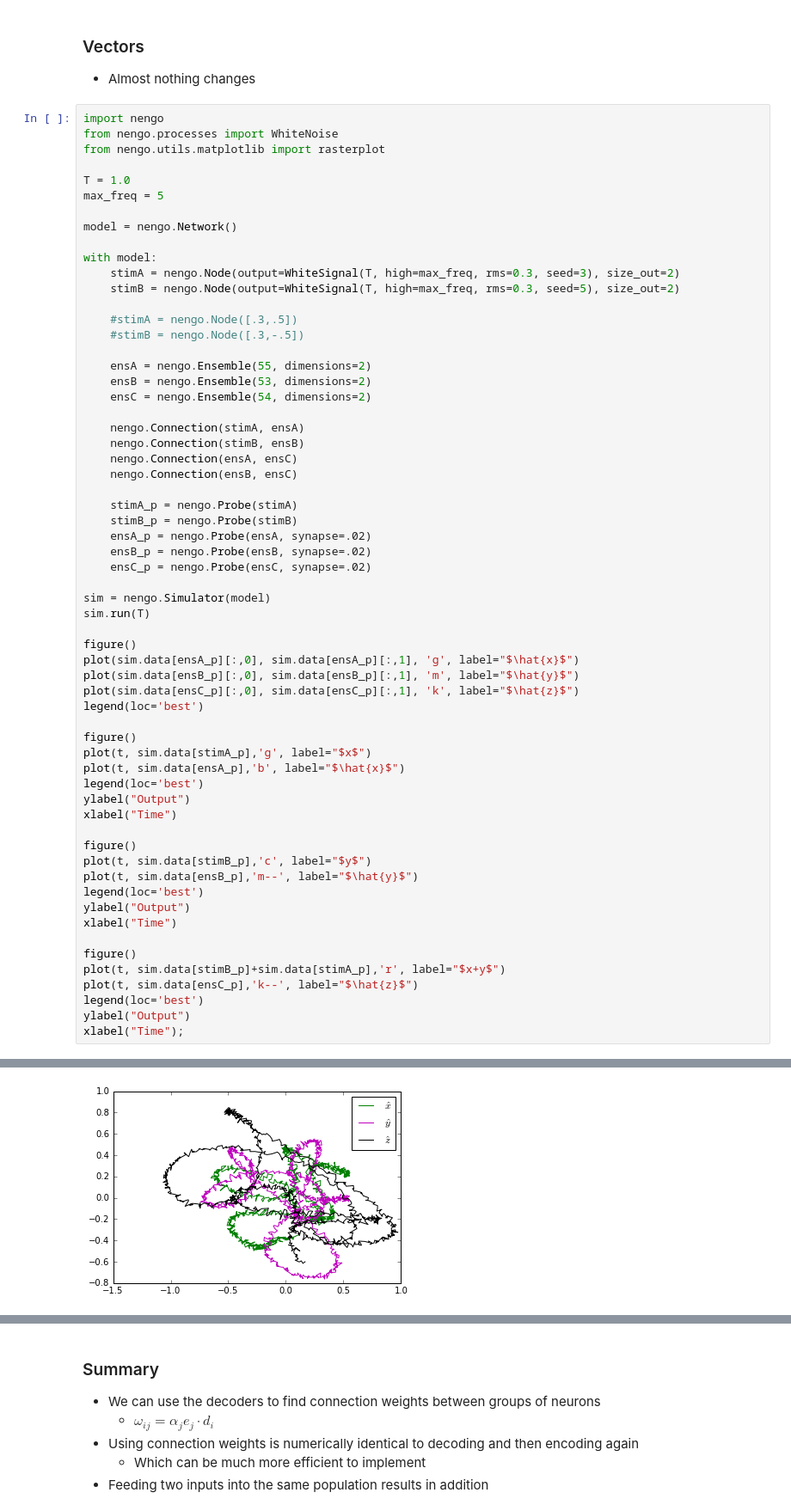
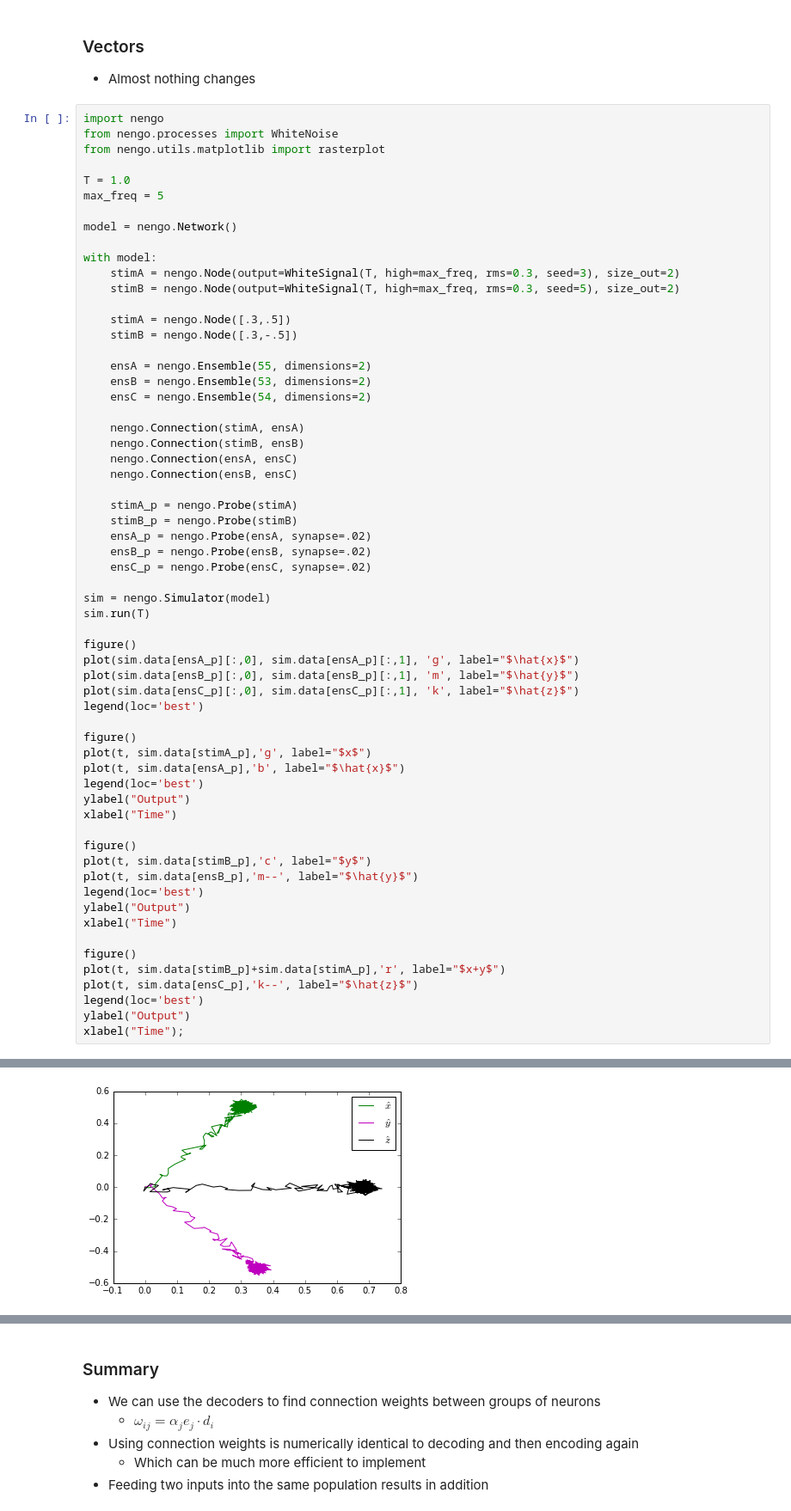
Before and after one commit to celiasmith/syde556, a Jupyter notebook: SYDE 556 Lecture 4 Transformation.ipynb, the cells around one changed output, grey strips where cells are left out. Shown at 86% size. Saved outputs shown, nothing was run; the diff lists cells and outputs as text.

```diff
--- a/SYDE 556 Lecture 4 Transformation.ipynb
+++ b/SYDE 556 Lecture 4 Transformation.ipynb
@@ -467,8 +467,8 @@ with model:
     stimA = nengo.Node(output=WhiteSignal(T, high=max_freq, rms=0.3, seed=3), size_out=2)
     stimB = nengo.Node(output=WhiteSignal(T, high=max_freq, rms=0.3, seed=5), size_out=2)
 
-    #stimA = nengo.Node([.3,.5])
-    #stimB = nengo.Node([.3,-.5])
+    stimA = nengo.Node([.3,.5])
+    stimB = nengo.Node([.3,-.5])
 
     ensA = nengo.Ensemble(55, dimensions=2)
     ensB = nengo.Ensemble(53, dimensions=2)
@@ -490,31 +490,31 @@ sim.run(T)
 
 figure()
 plot(sim.data[ensA_p][:,0], sim.data[ensA_p][:,1], 'g', label="$\hat{x}$")
 plot(sim.data[ensB_p][:,0], sim.data[ensB_p][:,1], 'm', label="$\hat{y}$")
 plot(sim.data[ensC_p][:,0], sim.data[ensC_p][:,1], 'k', label="$\hat{z}$")
 legend(loc='best')
 
 figure()
 plot(t, sim.data[stimA_p],'g', label="$x$")
 plot(t, sim.data[ensA_p],'b', label="$\hat{x}$")
 legend(loc='best')
 ylabel("Output")
 xlabel("Time")
 
 figure()
 plot(t, sim.data[stimB_p],'c', label="$y$")
 plot(t, sim.data[ensB_p],'m--', label="$\hat{y}$")
 legend(loc='best')
 ylabel("Output")
 xlabel("Time")
 
 figure()
 plot(t, sim.data[stimB_p]+sim.data[stimA_p],'r', label="$x+y$")
 plot(t, sim.data[ensC_p],'k--', label="$\hat{z}$")
 legend(loc='best')
 ylabel("Output")
 xlabel("Time");
 # %% [output]
 Building finished in 0:00:01.
 Simulating finished in 0:00:01.
-[figure, old version]
+[figure, new version]
```
Also changed, not shown: parts of 12 cells of this notebook, 4 other files.
